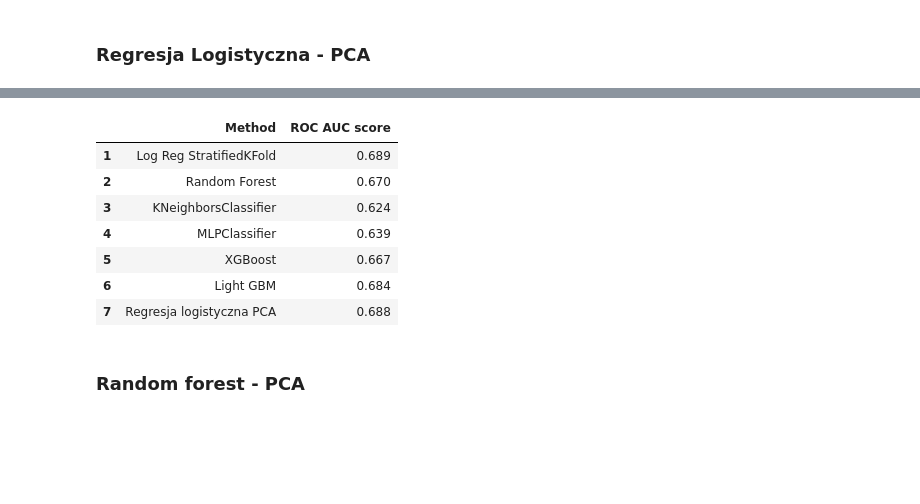
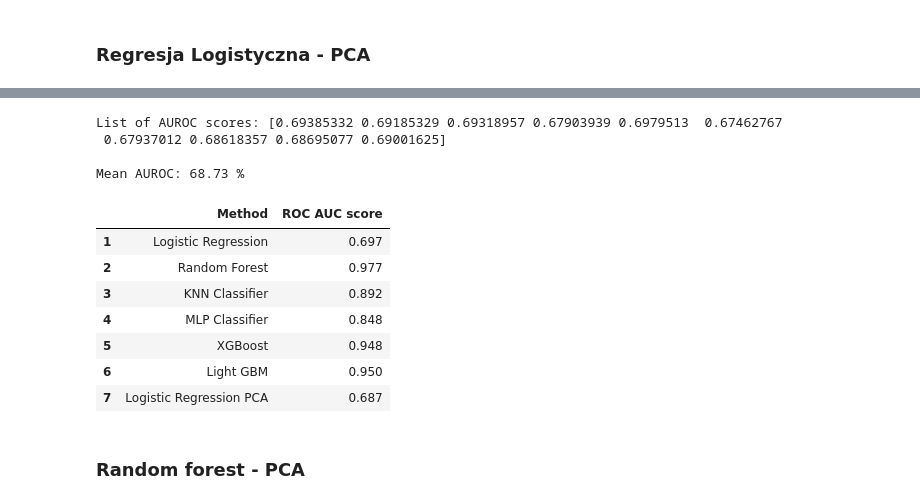
Before and after one commit to ambiwalencja/DataScienceMLprojekt, a Jupyter notebook: 4_projekt_ml_modelowanie_HS.ipynb, the cells around one changed output, grey strips where cells are left out. Cells and saved outputs as stored; diff of their text form; code cells hidden in the pictures; blank space fills up the shorter version.

Commit message:
erased unsupervised learning section and updated model training results

```diff
--- a/4_projekt_ml_modelowanie_HS.ipynb
+++ b/4_projekt_ml_modelowanie_HS.ipynb
@@ -315,3 +46,7 @@ df_x.to_csv('Loan_data_x_after_unsupervised.csv', index=False)
+# %%
+df = pd.read_csv('Loan_data_after_feature_eng.csv')
+df_x = df.drop('target', axis=1)
+df_y = df[['target']]
 # %% [markdown]
 ## Uczenie nadzorowane
 # %%
@@ -379,19 +101,14 @@ predictors_orig = [
 ]
 # %%
-# drugi zestaw predyktorów - logarytmowane
+# drugi zestaw predyktorów - logarytmowane + dealinq_2yrs binarne
 predictors_log = [
 'acc_ratio',
- 'annual_inc_bin',
-'annual_inc_log+1',
- 'annual_inc_outliers',
- 'dbscan_cluster',
- 'delinq_2yrs',
- 'delinq_2yrs_outliers',
+ 'annual_inc_log+1',
+ 'delinq_2yrs_bin',
  'dti',
  'earliest_cr_line_month',
- 'earliest_cr_line_year',
+ 'earliest_cr_line_year_log+1',
  'emp_length',
- 'emp_length_bin',
  'fico_range_low',
  'grade_num',
  'home_MORTGAGE',
@@ -400,23 +117,15 @@ predictors_log = [
  'home_RENT',
  'inc_source_ver_status',
  'inc_ver_status',
- 'inq_last_6mths',
+ 'inq_last_6mths_log+1',
  'installment_log+1',
- 'installment_outliers',
- 'installmentc_bin',
- 'int_rate', 'int_rate_log+1',
- 'int_rate_bin',
+ 'int_rate_log+1',
  'issue_d_month',
  'issue_d_year',
- 'kmeans_cluster_3',
  'loan_amnt_log+1',
- 'loan_amnt_bin',
- 'open_acc',
- 'revol_bal',
- 'revol_bal_outliers',
- 'revol_util',
+ 'open_acc_log+1',
+ 'revol_bal_log+1',
+ 'revol_util_log+1',
  'term',
- 'total_acc',
- 'tsne_x_component',
- 'tsne_y_component'
+ 'total_acc_log+1'
 ]
@@ -709,6 +297,4 @@ results
 # %% [markdown]
 # Modele na zbiorze PCA
-# %%
-df_x = pd.read_csv("Loan_data_no_outliers_x_stand_PCA.csv")
 # %% [markdown]
 ### Regresja Logistyczna - PCA
@@ -737,15 +301,19 @@ Mean AUROC: 68.804 %
-# %%
-tempResultsDf = pd.DataFrame({'Method':['Regresja logistyczna PCA'], 'ROC AUC score': round(auroc_mean_7,3)},index=['7'])
-results = pd.concat([results, tempResultsDf])
-results
-# %% [output]
-|  | Method | ROC AUC score |
-| 1 | Log Reg StratifiedKFold | 0.689 |
-| 2 | Random Forest | 0.670 |
-| 3 | KNeighborsClassifier | 0.624 |
-| 4 | MLPClassifier | 0.639 |
-| 5 | XGBoost | 0.667 |
-| 6 | Light GBM | 0.684 |
-| 7 | Regresja logistyczna PCA | 0.688 |
+# %%
+logReg_pca = modelling.Model(df_x, df_y, LogisticRegression(max_iter=500))
+logReg_pca.train_model_pca()
+modelling.compare_results('Logistic Regression PCA', logReg_pca.auroc_mean)
+# %% [output]
+List of AUROC scores: [0.69385332 0.69185329 0.69318957 0.67903939 0.6979513  0.67462767
+ 0.67937012 0.68618357 0.68695077 0.69001625]
+
+Mean AUROC: 68.73 %
+|  | Method | ROC AUC score |
+| 1 | Logistic Regression | 0.697 |
+| 2 | Random Forest | 0.977 |
+| 3 | KNN Classifier | 0.892 |
+| 4 | MLP Classifier | 0.848 |
+| 5 | XGBoost | 0.948 |
+| 6 | Light GBM | 0.950 |
+| 7 | Logistic Regression PCA | 0.687 |
 # %% [markdown]
 ### Random forest - PCA
```
Also changed, not shown: parts of 119 cells of this notebook.
